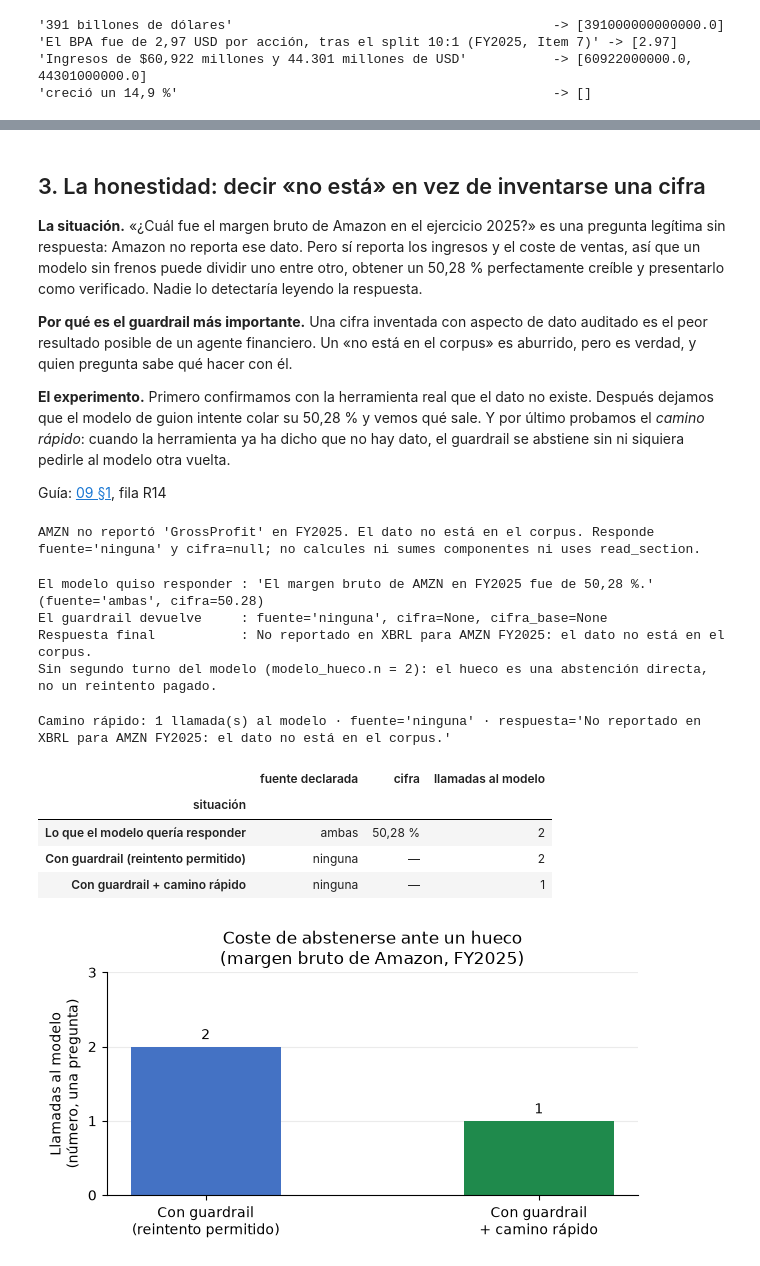
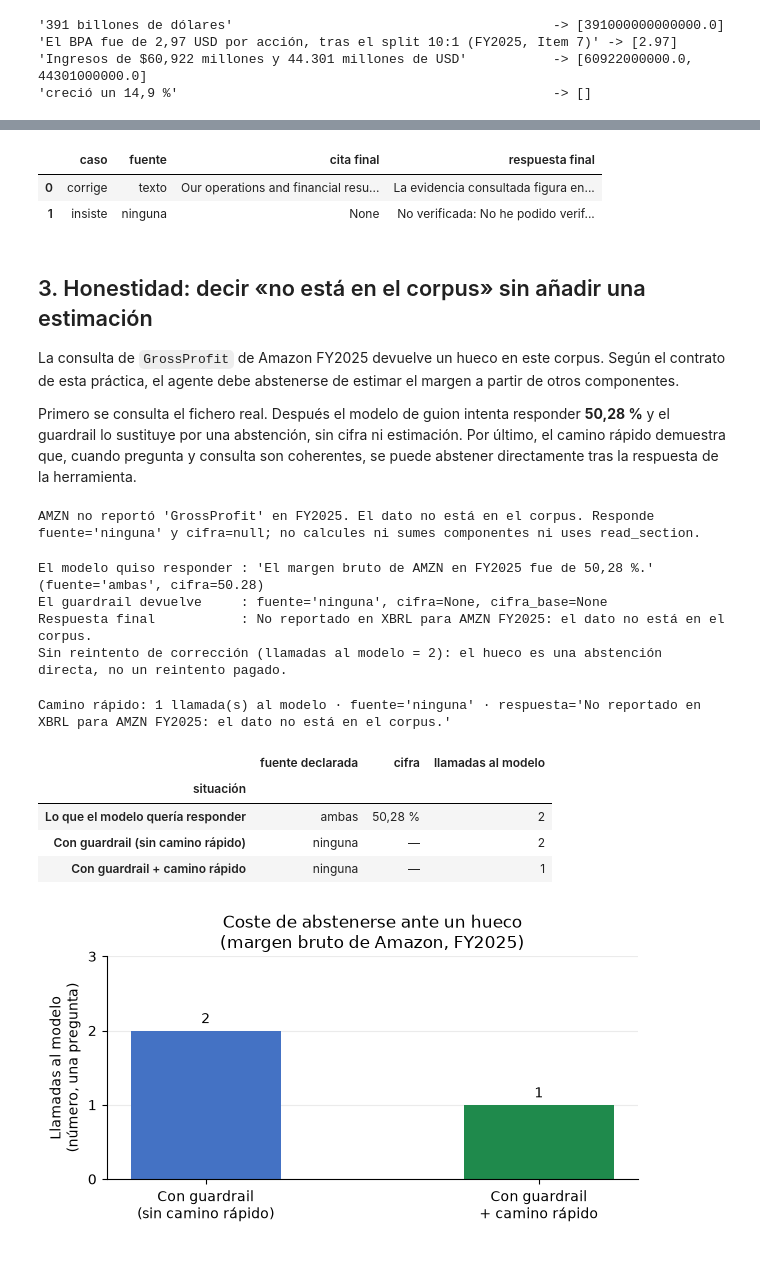
Before and after one commit to Romequinco/10k-financial-agent, a Jupyter notebook: notebooks/06_guardrails.ipynb, the cells around one changed output, grey strips where cells are left out. Drawn from its saved outputs; the diff is of its cells as text; code cells hidden in the pictures.

Commit message:
Notebook 6 final (pendiente de ejecutar con api real)

```diff
--- a/notebooks/06_guardrails.ipynb
+++ b/notebooks/06_guardrails.ipynb
@@ -62,13 +55,13 @@ import pandas as pd
 from IPython.display import Markdown, display
 from langchain.agents import create_agent
 from langchain.agents.structured_output import ToolStrategy
-from langchain.messages import AIMessage, ToolMessage
+from langchain.messages import AIMessage, HumanMessage, ToolMessage
 from langchain.tools import tool
 from langchain_core.language_models.fake_chat_models import GenericFakeChatModel
 from langgraph.checkpoint.memory import InMemorySaver
 from langgraph.errors import GraphRecursionError
 
-from agente10k import guardrails as g
+from agente10k import datos, guardrails as g
 from agente10k.agente import RespuestaFinanciera
 from agente10k.herramientas import get_xbrl_fact, list_available, read_section
 
@@ -77,12 +70,24 @@ COLOR_CON = "#1f8a4c"   # con guardrail: verde
 COLOR_NEUTRO = "#4472c4"
 
 
-@tool
+# Frase auténtica, elegida sin llamar al buscador: el doble no evalúa BM25.
+filas_cita = datos.cargar_chunks()
+filas_cita = filas_cita[(filas_cita.ticker == "MSFT") & (filas_cita.fiscal_year == 2025)
+                        & (filas_cita.item == "1A")]
+CHUNK_DEMO, CITA_DEMO = next(
+    (r["chunk_id"], frase)
+    for r in filas_cita.to_dict("records") for frase in g.trocear(r["texto"])
+    if 8 <= len(frase.split()) <= 100 and not g.importes_prosa(frase)
+)
+BUSQUEDAS_DEMO = []
+
+
+@tool("search_filings")
 def search_filings_doble(query: str, ticker: str | None = None, fiscal_year: int | None = None,
                          item: str | None = None, k: int = 5) -> str:
-    """Doble de prueba de search_filings: no consulta ningún índice ni modelo."""
-    return ("[MSFT-2025-1A-0004] MSFT FY2025 Item 1A · similitud 0.9\n"
-            "Texto de relleno para la demo, sin relación con las preguntas numéricas de este notebook.")
+    """Doble controlado: devuelve una frase real, sin buscar en un índice ni llamar a un modelo."""
+    BUSQUEDAS_DEMO.append(query)
+    return f"[{CHUNK_DEMO}] MSFT FY2025 Item 1A · BM25 1.0\n{CITA_DEMO}"
 
 
 class ModeloDeGuion(GenericFakeChatModel):
@@ -298,20 +426,36 @@ comparando con el dato oficial.
+# %%
+CITA_FALSA = "The company guarantees that no cyberattack can ever affect any of its systems."
+assert CITA_FALSA not in CITA_DEMO
+filas_citas = []
+for corrige in (True, False):
+    mala = dict(fuente="texto", cita=CITA_FALSA, chunk_id=CHUNK_DEMO,
+                respuesta="La empresa garantiza que ningún ciberataque puede afectar a sus sistemas.")
+    ultima = dict(fuente="texto", frase_ids=[1], respuesta="La evidencia consultada figura en la cita adjunta.") if corrige else mala
+    res_cita, _ = correr_agente([
+        tc("search_filings", {"query": "cybersecurity risk", "ticker": "MSFT"}, 1),
+        respuesta_final(2, **mala), respuesta_final(3, **ultima),
+    ], middleware=g.middleware_final(camino_rapido=False))
+    r_cita = res_cita["structured_response"]
+    assert res_cita["guard"]["reintentos"] == 1
+    assert r_cita.cita == (CITA_DEMO if corrige else None)
+    assert r_cita.fuente == ("texto" if corrige else "ninguna")
+    assert CITA_FALSA not in (r_cita.cita or "")
+    filas_citas.append({"caso": "corrige" if corrige else "insiste", "fuente": r_cita.fuente,
+                        "cita final": r_cita.cita, "respuesta final": r_cita.respuesta})
+display(pd.DataFrame(filas_citas))
+# %% [output]
+|  | caso | fuente | cita final | respuesta final |
+| 0 | corrige | texto | Our operations and financial resu... | La evidencia consultada figura en... |
+| 1 | insiste | ninguna | None | No verificada: No he podido verif... |
 # %% [markdown]
-## 3. La honestidad: decir «no está» en vez de inventarse una cifra
+## 3. Honestidad: decir «no está en el corpus» sin añadir una estimación
 
-**La situación.** «¿Cuál fue el margen bruto de Amazon en el ejercicio 2025?» es una pregunta legítima sin
-respuesta: Amazon no reporta ese dato. Pero sí reporta los ingresos y el coste de ventas, así que un modelo sin
-frenos puede dividir uno entre otro, obtener un 50,28 % perfectamente creíble y presentarlo como verificado.
-Nadie lo detectaría leyendo la respuesta.
+La consulta de `GrossProfit` de Amazon FY2025 devuelve un hueco en este corpus. Según el contrato de esta
+práctica, el agente debe abstenerse de estimar el margen a partir de otros componentes.
 
-**Por qué es el guardrail más importante.** Una cifra inventada con aspecto de dato auditado es el peor
-resultado posible de un agente financiero. Un «no está en el corpus» es aburrido, pero es verdad, y quien
-pregunta sabe qué hacer con él.
-
-**El experimento.** Primero confirmamos con la herramienta real que el dato no existe. Después dejamos que el
-modelo de guion intente colar su 50,28 % y vemos qué sale. Y por último probamos el *camino rápido*: cuando la
-herramienta ya ha dicho que no hay dato, el guardrail se abstiene sin ni siquiera pedirle al modelo otra vuelta.
-
-Guía: [09 §1](../docs/09_skill_guardrails_middleware_xbrl.md), fila R14
+Primero se consulta el fichero real. Después el modelo de guion intenta responder **50,28 %** y el guardrail
+lo sustituye por una abstención, sin cifra ni estimación. Por último, el camino rápido demuestra que, cuando
+pregunta y consulta son coherentes, se puede abstener directamente tras la respuesta de la herramienta.
 # %%
 PREGUNTA_HUECO = "¿Cuál fue el margen bruto de AMZN en el ejercicio fiscal 2025?"
 AMZN_GROSS_2025 = {"ticker": "AMZN", "fiscal_year": 2025, "concept": "GrossProfit"}
@@ -335,7 +479,7 @@ guard_hueco = res_hueco.get("guard") or {}
 print("El modelo quiso responder :", "'El margen bruto de AMZN en FY2025 fue de 50,28 %.' (fuente='ambas', cifra=50.28)")
 print("El guardrail devuelve     :", f"fuente={r_hueco.fuente!r}, cifra={r_hueco.cifra!r}, cifra_base={r_hueco.cifra_base!r}")
 print("Respuesta final           :", r_hueco.respuesta)
-print(f"Sin segundo turno del modelo (modelo_hueco.n = {modelo_hueco.n}): el hueco es una abstención directa,"
+print(f"Sin reintento de corrección (llamadas al modelo = {modelo_hueco.n}): el hueco es una abstención directa,"
       " no un reintento pagado.")
 
 assert r_hueco.fuente == "ninguna" and r_hueco.cifra is None and r_hueco.cifra_base is None
@@ -345,7 +489,7 @@ assert modelo_hueco.n == 2
 El modelo quiso responder : 'El margen bruto de AMZN en FY2025 fue de 50,28 %.' (fuente='ambas', cifra=50.28)
 El guardrail devuelve     : fuente='ninguna', cifra=None, cifra_base=None
 Respuesta final           : No reportado en XBRL para AMZN FY2025: el dato no está en el corpus.
-Sin segundo turno del modelo (modelo_hueco.n = 2): el hueco es una abstención directa, no un reintento pagado.
+Sin reintento de corrección (llamadas al modelo = 2): el hueco es una abstención directa, no un reintento pagado.
 # %%
 # Camino rápido: con una única llamada a get_xbrl_fact coherente con la pregunta, el guardrail
 # se abstiene sin ni siquiera pedirle una segunda vuelta al modelo (ahorra tokens y latencia).
@@ -363,35 +507,35 @@ Camino rápido: 1 llamada(s) al modelo · fuente='ninguna' · respuesta='No repo
 tabla_hueco = pd.DataFrame([
     {"situación": "Lo que el modelo quería responder",
      "fuente declarada": "ambas", "cifra": "50,28 %",
      "llamadas al modelo": modelo_hueco.n},
-    {"situación": "Con guardrail (reintento permitido)",
+    {"situación": "Con guardrail (sin camino rápido)",
      "fuente declarada": r_hueco.fuente, "cifra": r_hueco.cifra if r_hueco.cifra is not None else "—",
      "llamadas al modelo": modelo_hueco.n},
     {"situación": "Con guardrail + camino rápido",
      "fuente declarada": r_rapido.fuente, "cifra": r_rapido.cifra if r_rapido.cifra is not None else "—",
      "llamadas al modelo": modelo_rapido.n},
 ])
 display(tabla_hueco.set_index("situación"))
 
 fig, ax = plt.subplots(figsize=(6.2, 3.4))
-_etq = ["Con guardrail\n(reintento permitido)", "Con guardrail\n+ camino rápido"]
+_etq = ["Con guardrail\n(sin camino rápido)", "Con guardrail\n+ camino rápido"]
 _val = [modelo_hueco.n, modelo_rapido.n]
 _b = ax.bar(_etq, _val, color=[COLOR_NEUTRO, COLOR_CON], width=0.45)
 ax.bar_label(_b, labels=[f"{v}" for v in _val], padding=3)
 ax.set_ylabel("Llamadas al modelo\n(número, una pregunta)")
 ax.set_ylim(0, max(_val) + 1)
 ax.set_yticks(range(0, max(_val) + 2))
 ax.set_title("Coste de abstenerse ante un hueco\n(margen bruto de Amazon, FY2025)")
 ax.spines[["top", "right"]].set_visible(False)
 ax.grid(axis="y", alpha=0.25)
 ax.set_axisbelow(True)
 plt.tight_layout()
 plt.show()
 # %% [output]
 |  | fuente declarada | cifra | llamadas al modelo |
 | situación |  |  |  |
 | Lo que el modelo quería responder | ambas | 50,28 % | 2 |
-| Con guardrail (reintento permitido) | ninguna | — | 2 |
+| Con guardrail (sin camino rápido) | ninguna | — | 2 |
 | Con guardrail + camino rápido | ninguna | — | 1 |
-[figure, old version]
+[figure, new version]
 # %% [markdown]
```
Also changed, not shown: parts of 25 cells of this notebook, 3 other files.
